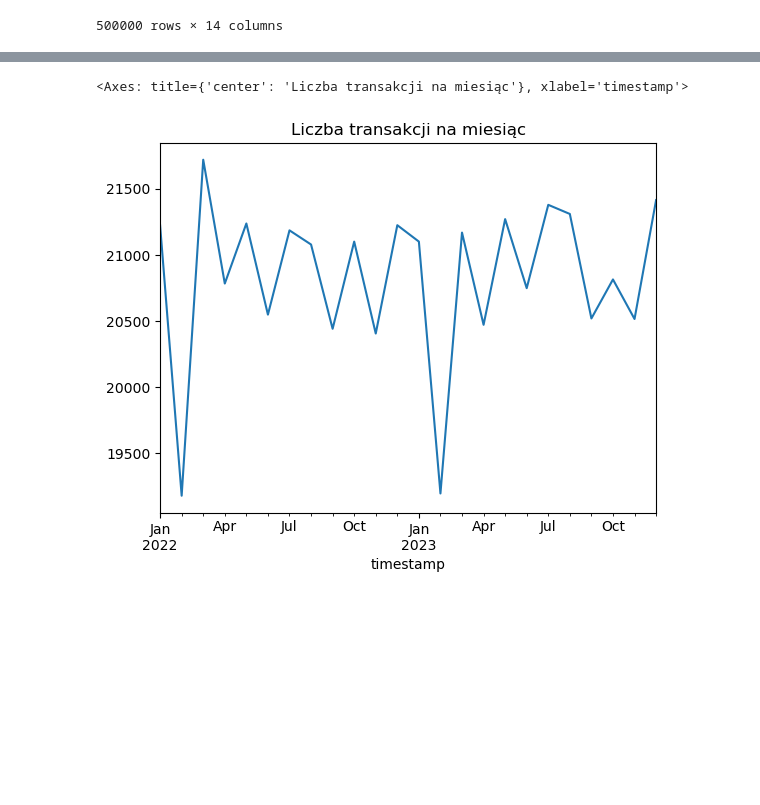
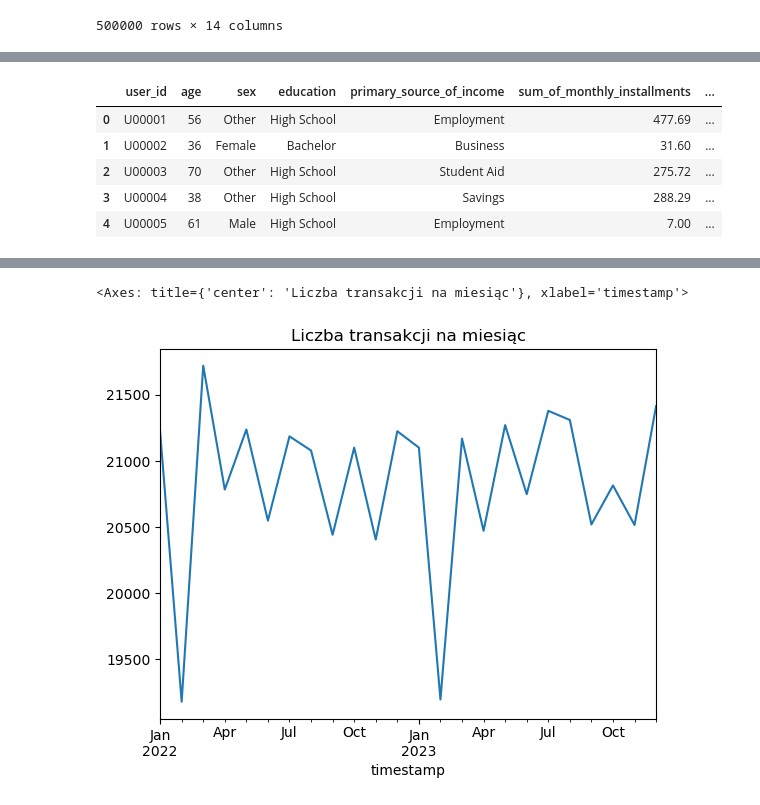
Before and after one commit to luizka00/MasterCard2025, a Jupyter notebook: Untitled.ipynb, the cells around one changed output, grey strips where cells are left out. Saved outputs shown, nothing was run; the diff lists cells and outputs as text; code cells hidden in the pictures; blank space fills up the shorter version.

```diff
--- a/Untitled.ipynb
+++ b/Untitled.ipynb
@@ -64,2 +108,11 @@ full_df = transactions.merge(merchants, how="left", on="merchant_id")
 # %%
 full_df = full_df.merge(users, how="left", on="user_id")
+# %%
+users.head()
+# %% [output]
+|  | user_id | age | sex | education | primary_source_of_income | sum_of_monthly_installments | ... |
+| 0 | U00001 | 56 | Other | High School | Employment | 477.69 | ... |
+| 1 | U00002 | 36 | Female | Bachelor | Business | 31.60 | ... |
+| 2 | U00003 | 70 | Other | High School | Student Aid | 275.72 | ... |
+| 3 | U00004 | 38 | Other | High School | Savings | 288.29 | ... |
+| 4 | U00005 | 61 | Male | High School | Employment | 7.00 | ... |
```
Also changed, not shown: parts of 13 cells of this notebook.
